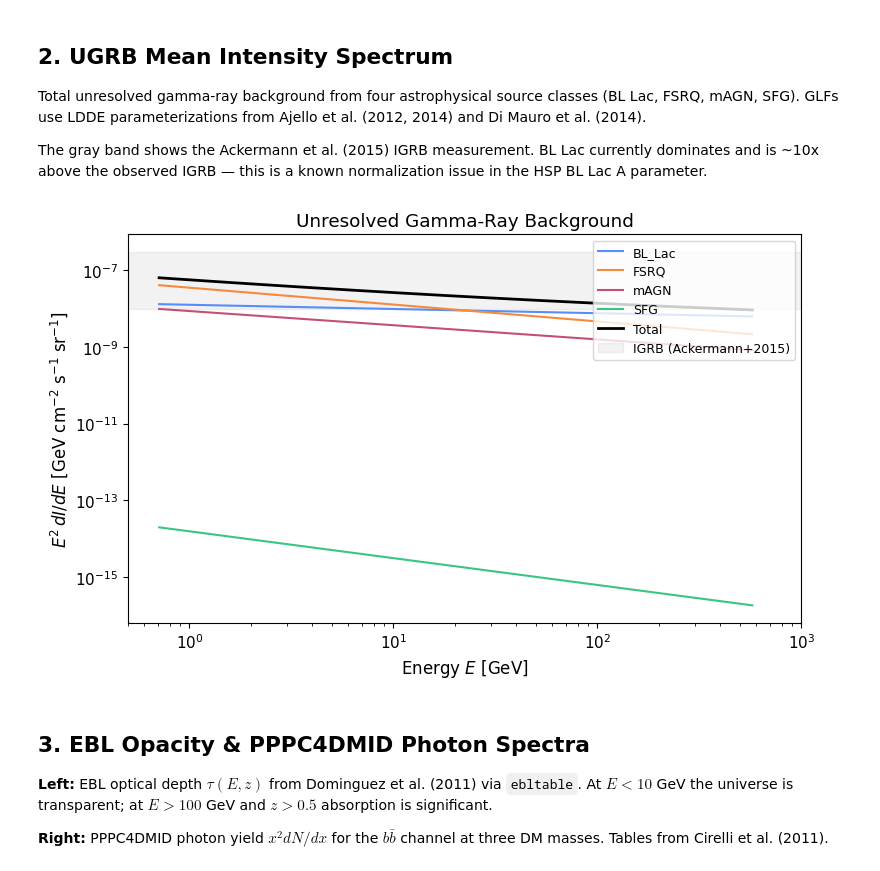
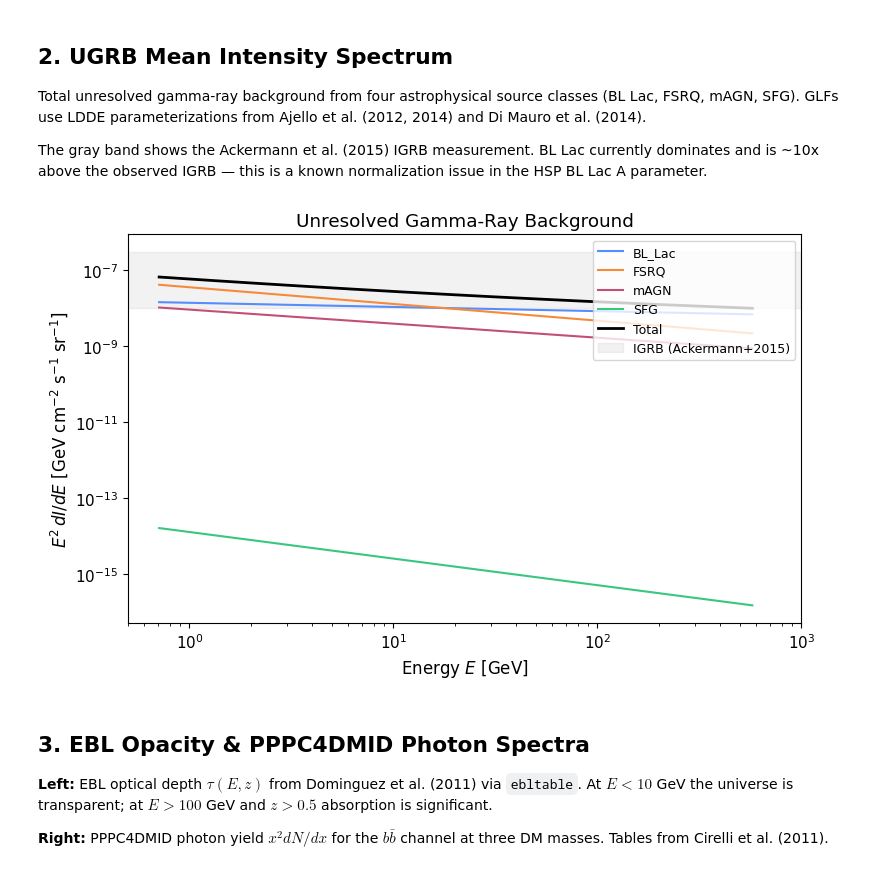
Before and after one commit to raw-asparagus/hixugrb, a Jupyter notebook: notebooks/pipeline_validation.ipynb, the cells around one changed output. Saved outputs shown, nothing was run; the diff lists cells and outputs as text; code cells hidden in the pictures.

```diff
--- a/notebooks/pipeline_validation.ipynb
+++ b/notebooks/pipeline_validation.ipynb
@@ -86,23 +86,23 @@ The gray band shows the Ackermann et al. (2015) IGRB measurement. BL Lac current
 # %%
 E_arr = cfg.FERMI_E_B
 sources = ['BL_Lac', 'FSRQ', 'mAGN', 'SFG']
 colors = {'BL_Lac': 'C0', 'FSRQ': 'C1', 'mAGN': 'C2', 'SFG': 'C3'}
 
 fig, ax = plt.subplots(figsize=(8, 5))
 total = np.zeros_like(E_arr)
 for src in sources:
-    I_arr = np.array([astro.mean_intensity(E, src, z_max=4.0, n_z=20) for E in E_arr])
+    I_arr = np.array([astro.mean_intensity(E, src, z_max=4.0, n_z=300) for E in E_arr])
     ax.loglog(E_arr, E_arr**2 * I_arr, label=src, color=colors[src])
     total += I_arr
 ax.loglog(E_arr, E_arr**2 * total, 'k-', lw=2, label='Total')
 ax.axhspan(1e-8, 3e-7, alpha=0.1, color='gray', label='IGRB (Ackermann+2015)')
 ax.set_xlabel('Energy $E$ [GeV]')
 ax.set_ylabel(r'$E^2 \, dI/dE$ [GeV cm$^{-2}$ s$^{-1}$ sr$^{-1}$]')
 ax.set_title('Unresolved Gamma-Ray Background')
 ax.legend(loc='upper right'); ax.set_xlim(0.5, 1000)
 fig.tight_layout()
 # %% [output]
-[figure, old version]
+[figure, new version]
 # %% [markdown]
 ## 3. EBL Opacity & PPPC4DMID Photon Spectra
 
```
Also changed, not shown: parts of 6 cells of this notebook, 9 other files.
